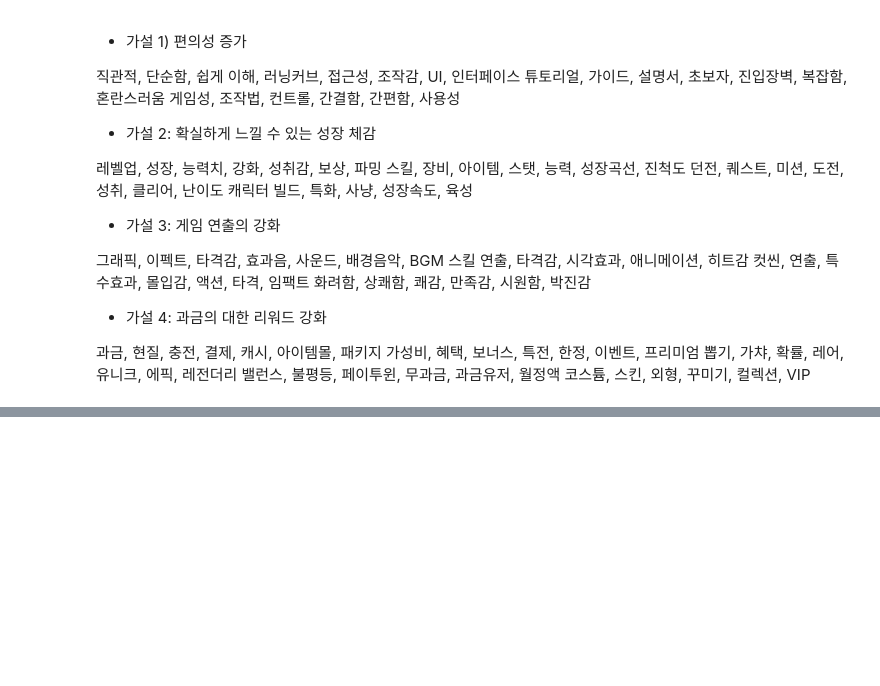
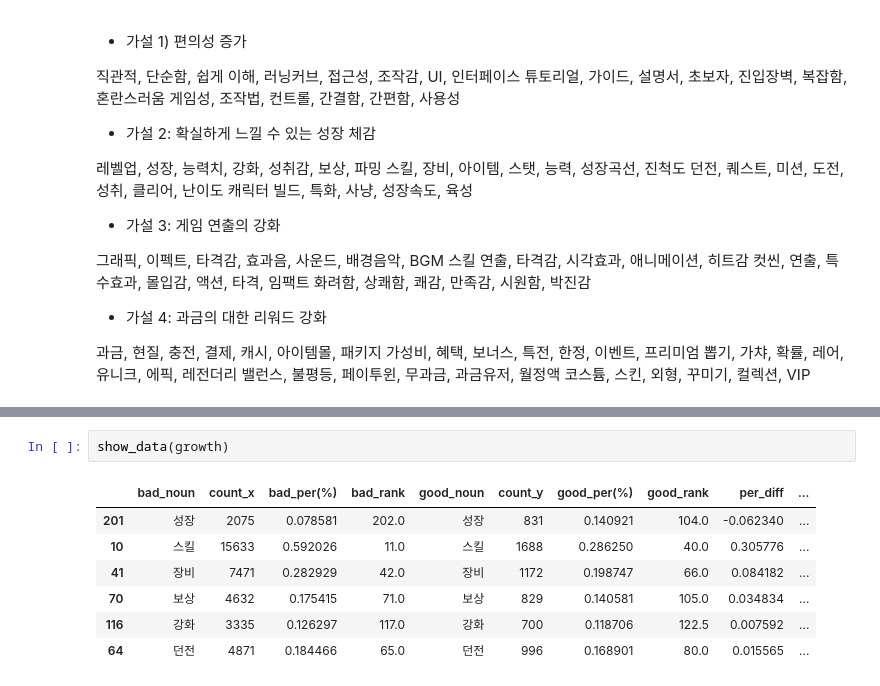
Before and after one commit to JMinkyu/nexon_funqa, a Jupyter notebook: 02. feature analysis/04. EDA.ipynb, the cells around one changed output, grey strips where cells are left out. Drawn from its saved outputs; the diff is of its cells as text; blank space fills up the shorter version.

```diff
--- a/02. feature analysis/04. EDA.ipynb
+++ b/02. feature analysis/04. EDA.ipynb
@@ -59,0 +130,10 @@ keyword_1 = ['시즌', '']
+# %%
+show_data(growth)
+# %% [output]
+|  | bad_noun | count_x | bad_per(%) | bad_rank | good_noun | count_y | good_per(%) | good_rank | per_diff | ... |
+| 201 | 성장 | 2075 | 0.078581 | 202.0 | 성장 | 831 | 0.140921 | 104.0 | -0.062340 | ... |
+| 10 | 스킬 | 15633 | 0.592026 | 11.0 | 스킬 | 1688 | 0.286250 | 40.0 | 0.305776 | ... |
+| 41 | 장비 | 7471 | 0.282929 | 42.0 | 장비 | 1172 | 0.198747 | 66.0 | 0.084182 | ... |
+| 70 | 보상 | 4632 | 0.175415 | 71.0 | 보상 | 829 | 0.140581 | 105.0 | 0.034834 | ... |
+| 116 | 강화 | 3335 | 0.126297 | 117.0 | 강화 | 700 | 0.118706 | 122.5 | 0.007592 | ... |
+| 64 | 던전 | 4871 | 0.184466 | 65.0 | 던전 | 996 | 0.168901 | 80.0 | 0.015565 | ... |
```
Also changed, not shown: parts of 14 cells of this notebook, 1 other file.
